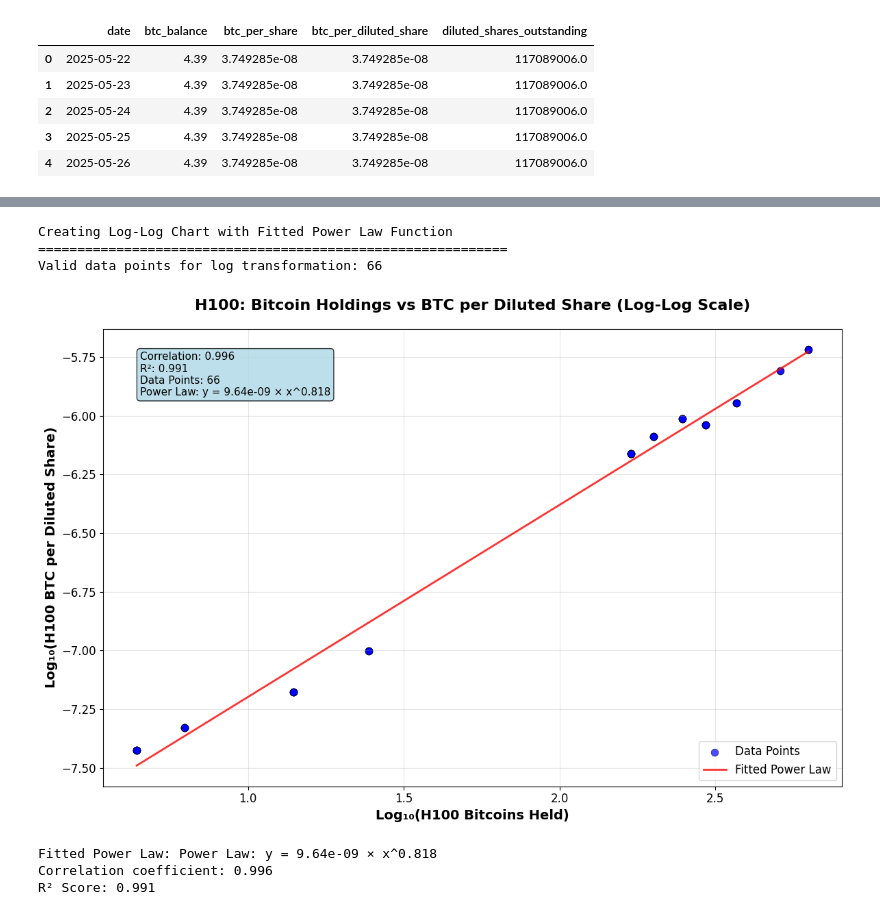
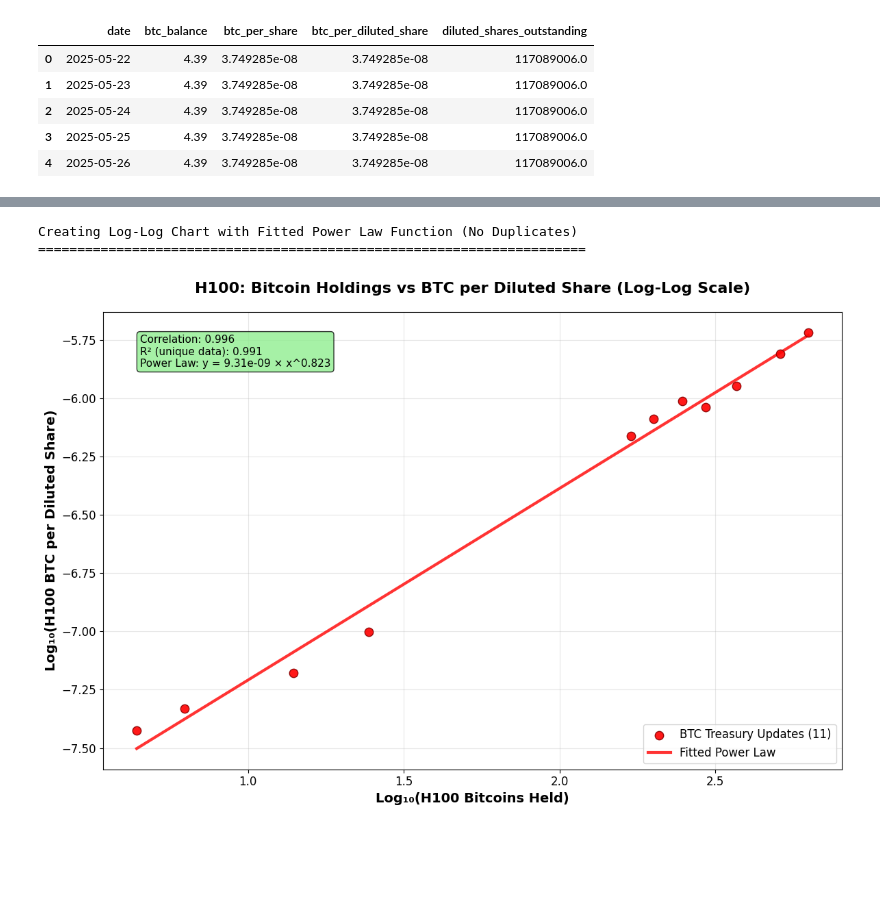
Before and after one commit to DundieWinner/btctcs, a Jupyter notebook: h100/analysis.ipynb, the cells around one changed output, grey strips where cells are left out. Drawn from its saved outputs; the diff is of its cells as text; code cells hidden in the pictures; blank space fills up the shorter version.

```diff
--- a/h100/analysis.ipynb
+++ b/h100/analysis.ipynb
@@ -77,0 +81,18 @@ max     628.220000           1.915375e-06
+# %%
+# Fit linear regression on UNIQUE log-log data only (represents power law)
+print("Fitting regression on unique datapoints only...")
+X_unique = log_btc_balance_unique.values.reshape(-1, 1)
+y_unique = log_btc_per_diluted_share_unique.values
+
+reg = LinearRegression().fit(X_unique, y_unique)
+
+# Generate predictions for plotting (using full range for smooth line)
+X_plot = log_btc_balance.values.reshape(-1, 1)
+y_pred_plot = reg.predict(X_plot)
+
+# Calculate R² using unique data
+y_pred_unique = reg.predict(X_unique)
+r2 = r2_score(y_unique, y_pred_unique)
+
+print(f"Regression fitted on {len(unique_data)} unique points")
+print(f"R² (unique data): {r2:.6f}")
@@ -78,69 +103,53 @@ max     628.220000           1.915375e-06
 # %%
-# Create the main log-log chart with fitted function
+# Create the log-log plot with both all points and unique points highlighted
 print("Creating Log-Log Chart with Fitted Power Law Function")
-print("=" * 60)
+print("=" * 70)
 
-# Filter valid data for log transformation (remove zeros/negatives)
-valid_data = df[(df['btc_balance'] > 0) & (df['btc_per_diluted_share'] > 0)]
-print(f"Valid data points for log transformation: {len(valid_data)}")
+plt.figure(figsize=(12, 8))
 
-# Calculate log10 values
-log_btc_balance = np.log10(valid_data['btc_balance'])
-log_btc_per_diluted_share = np.log10(valid_data['btc_per_diluted_share'])
-
-# Fit linear regression on log-log data (represents power law)
-X = log_btc_balance.values.reshape(-1, 1)
-y = log_btc_per_diluted_share.values
-
-reg = LinearRegression().fit(X, y)
-y_pred = reg.predict(X)
-r2 = r2_score(y, y_pred)
-
-# Create the plot
-plt.figure(figsize=(12, 8))
-plt.scatter(log_btc_balance, log_btc_per_diluted_share,
-           alpha=0.7, s=60, c='blue', edgecolors='black', linewidth=0.5, label='Data Points')
+# Highlight unique points used for regression
+plt.scatter(log_btc_balance_unique, log_btc_per_diluted_share_unique,
+           alpha=0.9, s=80, c='red', edgecolors='darkred', linewidth=1,
+           label=f'BTC Treasury Updates ({len(unique_data)})', zorder=5)
 
 # Plot fitted line
 sort_idx = np.argsort(log_btc_balance)
-plt.plot(log_btc_balance.iloc[sort_idx], y_pred[sort_idx],
-         'r-', linewidth=2, label='Fitted Power Law', alpha=0.8)
+plt.plot(log_btc_balance.iloc[sort_idx], y_pred_plot[sort_idx],
+         'r-', linewidth=3, label='Fitted Power Law', alpha=0.8, zorder=4)
 
 # Labels and title
 plt.xlabel('Log₁₀(H100 Bitcoins Held)', fontsize=14, fontweight='bold')
 plt.ylabel('Log₁₀(H100 BTC per Diluted Share)', fontsize=14, fontweight='bold')
 plt.title('H100: Bitcoin Holdings vs BTC per Diluted Share (Log-Log Scale)',
          fontsize=16, fontweight='bold', pad=20)
 
-# Calculate correlation and power law equation
-correlation = np.corrcoef(log_btc_balance, log_btc_per_diluted_share)[0, 1]
+# Calculate correlation and power law equation using unique data
+correlation = np.corrcoef(log_btc_balance_unique, log_btc_per_diluted_share_unique)[0, 1]
 slope = reg.coef_[0]
 intercept = reg.intercept_
 a_coeff = 10**intercept
 
 equation_text = f'Power Law: y = {a_coeff:.2e} × x^{slope:.3f}'
 
 # Display statistics
-stats_text = f'Correlation: {correlation:.3f}\nR²: {r2:.3f}\nData Points: {len(valid_data)}\n{equation_text}'
+stats_text = (f'Correlation: {correlation:.3f}\n'
+             f'R² (unique data): {r2:.3f}\n'
+             f'{equation_text}')
+
 plt.text(0.05, 0.95, stats_text,
          transform=plt.gca().transAxes, fontsize=11,
-         bbox=dict(boxstyle='round', facecolor='lightblue', alpha=0.8),
+         bbox=dict(boxstyle='round', facecolor='lightgreen', alpha=0.8),
          verticalalignment='top')
 
 # Add legend and grid
 plt.legend(loc='lower right')
 plt.grid(True, alpha=0.3)
 plt.tight_layout()
+
+# Save the plot
+plt.savefig('log_log_chart_no_duplicates.png', dpi=300, bbox_inches='tight')
 plt.show()
-
-print(f"\nFitted Power Law: {equation_text}")
-print(f"Correlation coefficient: {correlation:.3f}")
-print(f"R² Score: {r2:.3f}")
 # %% [output]
-Creating Log-Log Chart with Fitted Power Law Function
-============================================================
-Valid data points for log transformation: 66
+Creating Log-Log Chart with Fitted Power Law Function (No Duplicates)
+======================================================================
-[figure, old version]
+[figure, new version]
-Fitted Power Law: Power Law: y = 9.64e-09 × x^0.818
-Correlation coefficient: 0.996
-R² Score: 0.991
```
Also changed, not shown: parts of 12 cells of this notebook, 1 other file.
